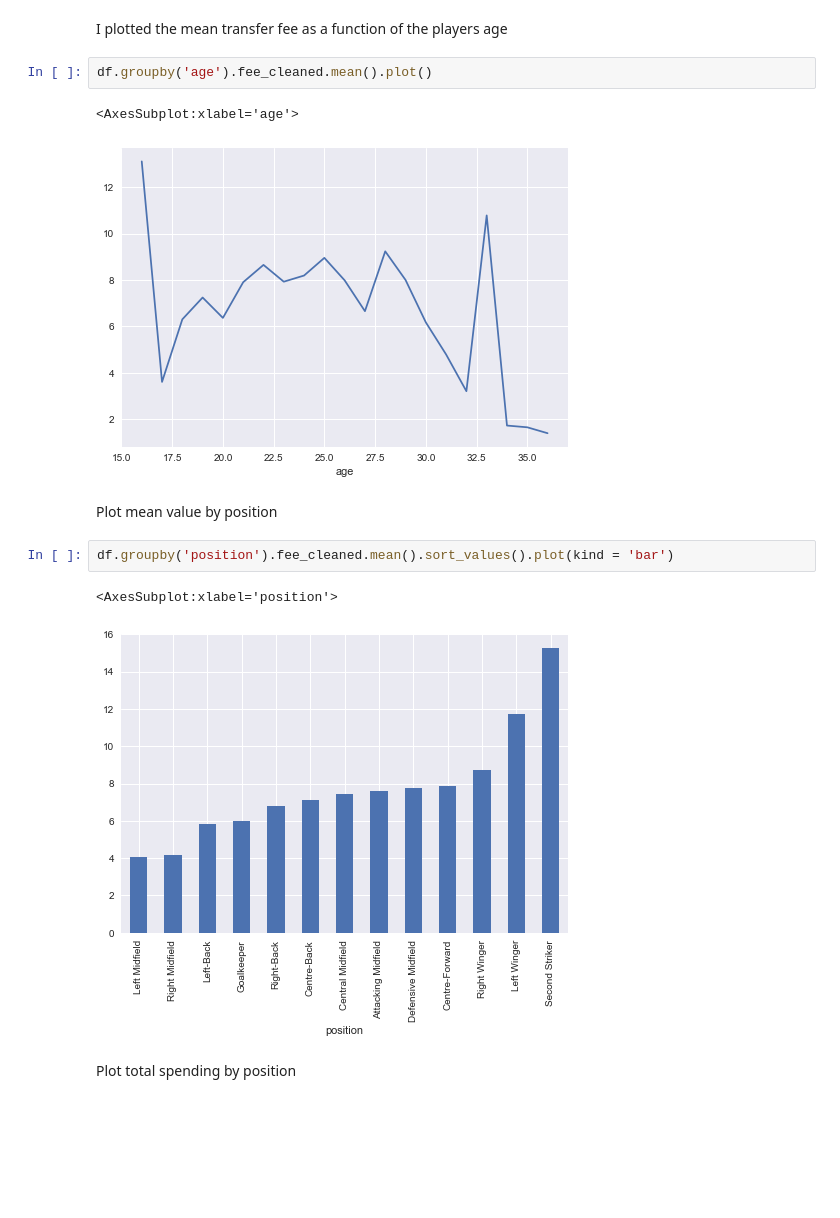
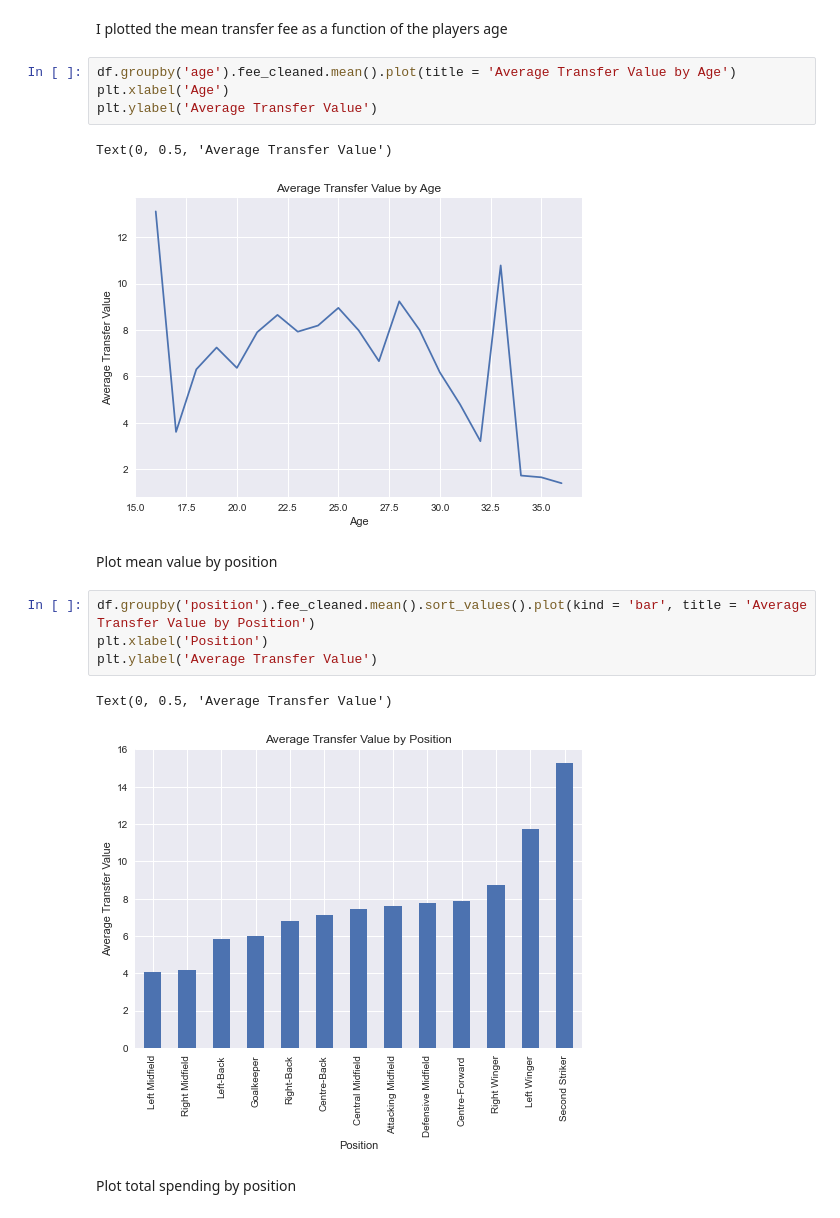
Before and after one commit to esadsetts/Mod_5_Project, a Jupyter notebook: Scrape and EDA.ipynb, the cells around one changed output. Saved outputs shown, nothing was run; the diff lists cells and outputs as text; blank space fills up the shorter version.

```diff
--- a/Scrape and EDA.ipynb
+++ b/Scrape and EDA.ipynb
@@ -82,17 +90,21 @@ df.groupby('league_name').fee_cleaned.mean().sort_values().plot(kind = 'bar')
 # %% [markdown]
 I plotted the mean transfer fee as a function of the players age
 # %%
-df.groupby('age').fee_cleaned.mean().plot()
+df.groupby('age').fee_cleaned.mean().plot(title = 'Average Transfer Value by Age')
+plt.xlabel('Age')
+plt.ylabel('Average Transfer Value')
 # %% [output]
-<AxesSubplot:xlabel='age'>
+Text(0, 0.5, 'Average Transfer Value')
-[figure, old version]
+[figure, new version]
 # %% [markdown]
 Plot mean value by position
 # %%
-df.groupby('position').fee_cleaned.mean().sort_values().plot(kind = 'bar')
+df.groupby('position').fee_cleaned.mean().sort_values().plot(kind = 'bar', title = 'Average Transfer Value by Position')
+plt.xlabel('Position')
+plt.ylabel('Average Transfer Value')
 # %% [output]
-<AxesSubplot:xlabel='position'>
+Text(0, 0.5, 'Average Transfer Value')
-[figure, old version]
+[figure, new version]
 # %% [markdown]
 Plot total spending by position
 # %%
```
Also changed, not shown: parts of 12 cells of this notebook, 1 other file.
